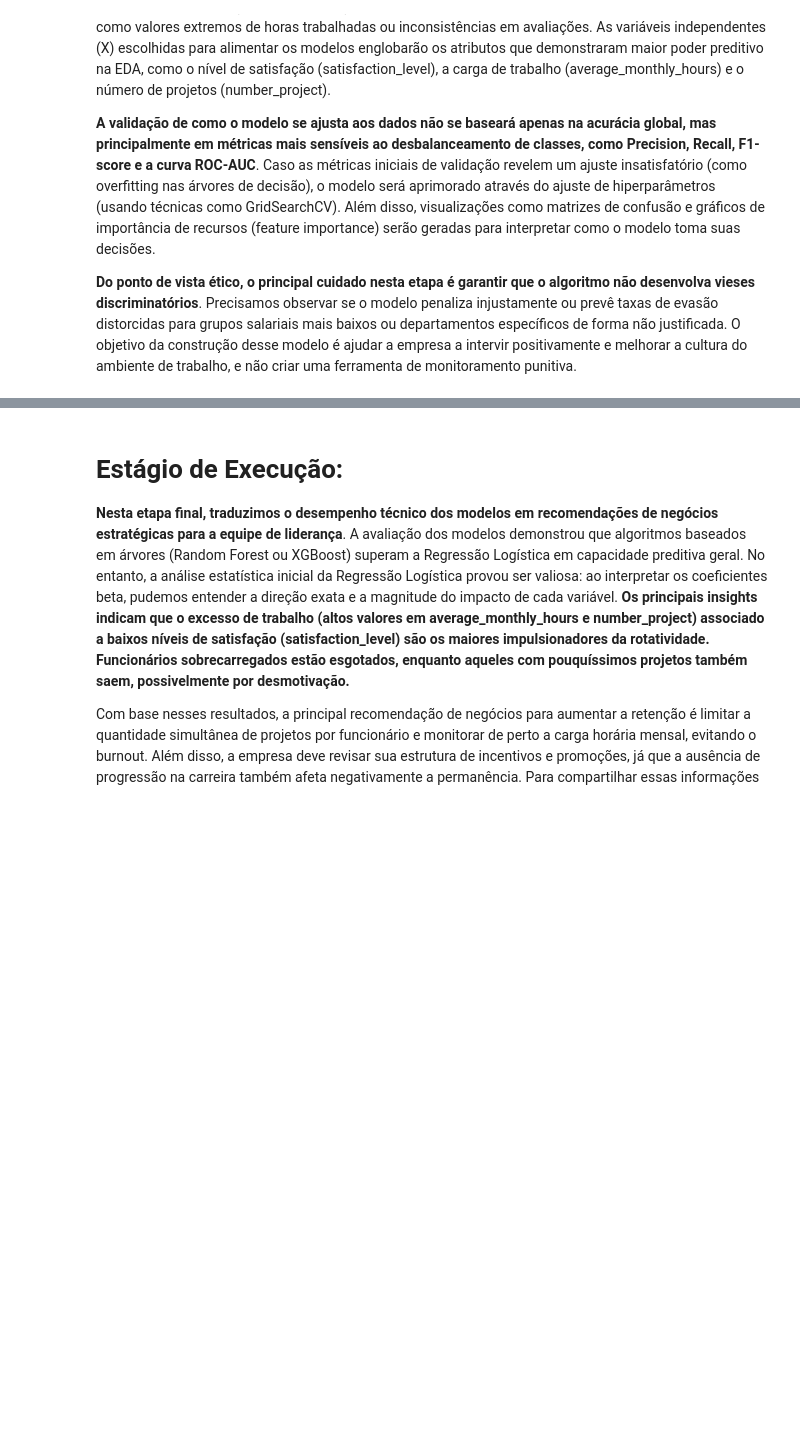
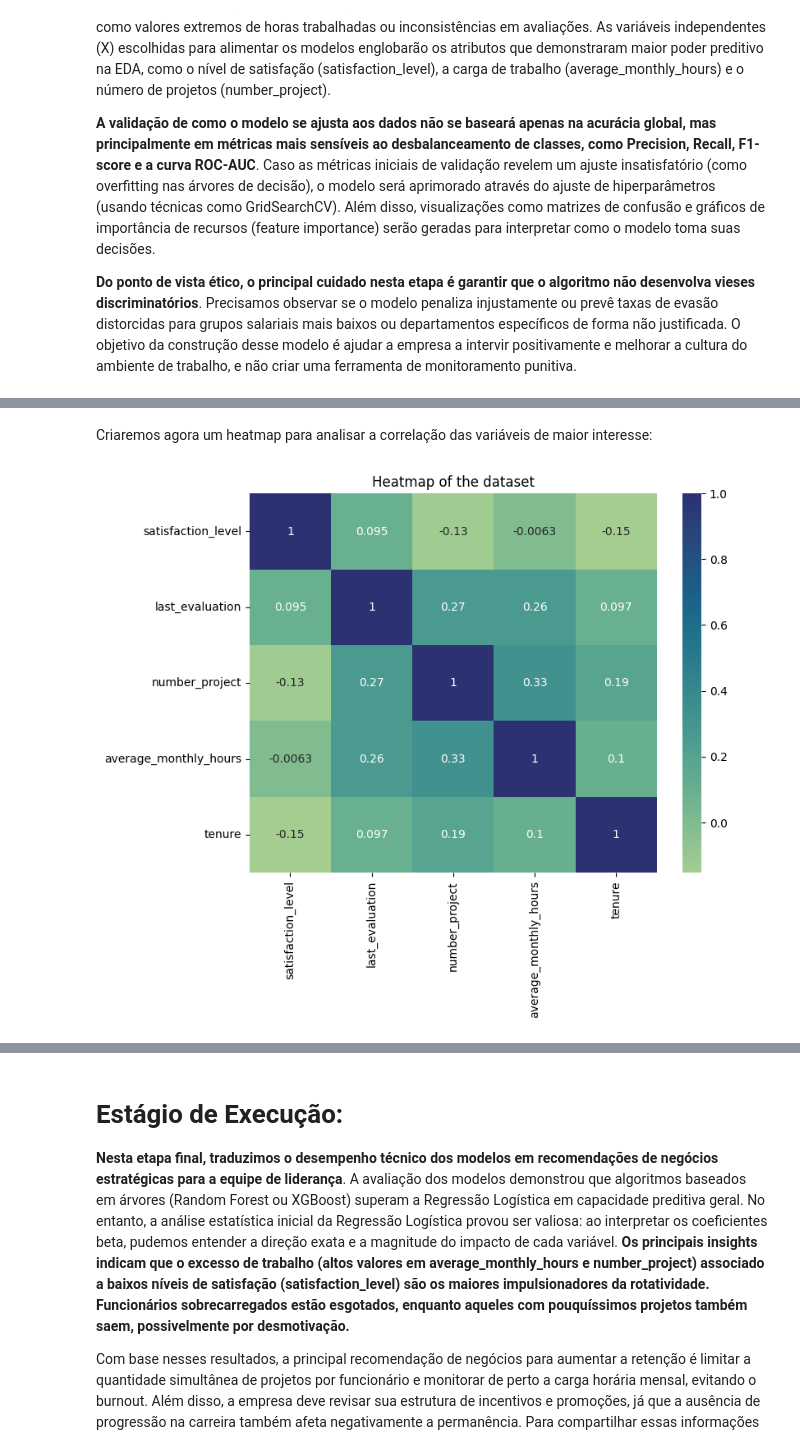
Before and after one commit to nogsposito/salifort-motors-retention-analysis, a Jupyter notebook: notebooks/Salifort_Motors_Capstone.ipynb, the cells around one changed output, grey strips where cells are left out. Cells and saved outputs as stored; diff of their text form; code cells hidden in the pictures; blank space fills up the shorter version.

```diff
--- a/notebooks/Salifort_Motors_Capstone.ipynb
+++ b/notebooks/Salifort_Motors_Capstone.ipynb
@@ -486,0 +513,10 @@ Além disso, observa-se que funcionários com **mais de seis anos de empresa** t
+# %%
+df_enc = df1.copy()
+
+df_enc['salary'] = (df_enc['salary'].astype('category')
+                    .cat.set_categories(['low', 'medium', 'high'], ordered=True)
+                    .cat.codes)
+
+df_enc = pd.get_dummies(df_enc, drop_first = False)
+
+df_enc.head()
@@ -486,0 +530,9 @@ Além disso, observa-se que funcionários com **mais de seis anos de empresa** t
+# %% [markdown]
+Criaremos agora um heatmap para analisar a correlação das variáveis de maior interesse:
+# %%
+plt.figure(figsize=(8, 6))
+sns.heatmap(df_enc[['satisfaction_level', 'last_evaluation', 'number_project', 'average_monthly_hours', 'tenure']].corr(), annot=True, cmap="crest")
+plt.title('Heatmap of the dataset')
+plt.show()
+# %% [output]
+[figure, added]
```
Also changed, not shown: parts of 30 cells of this notebook.
